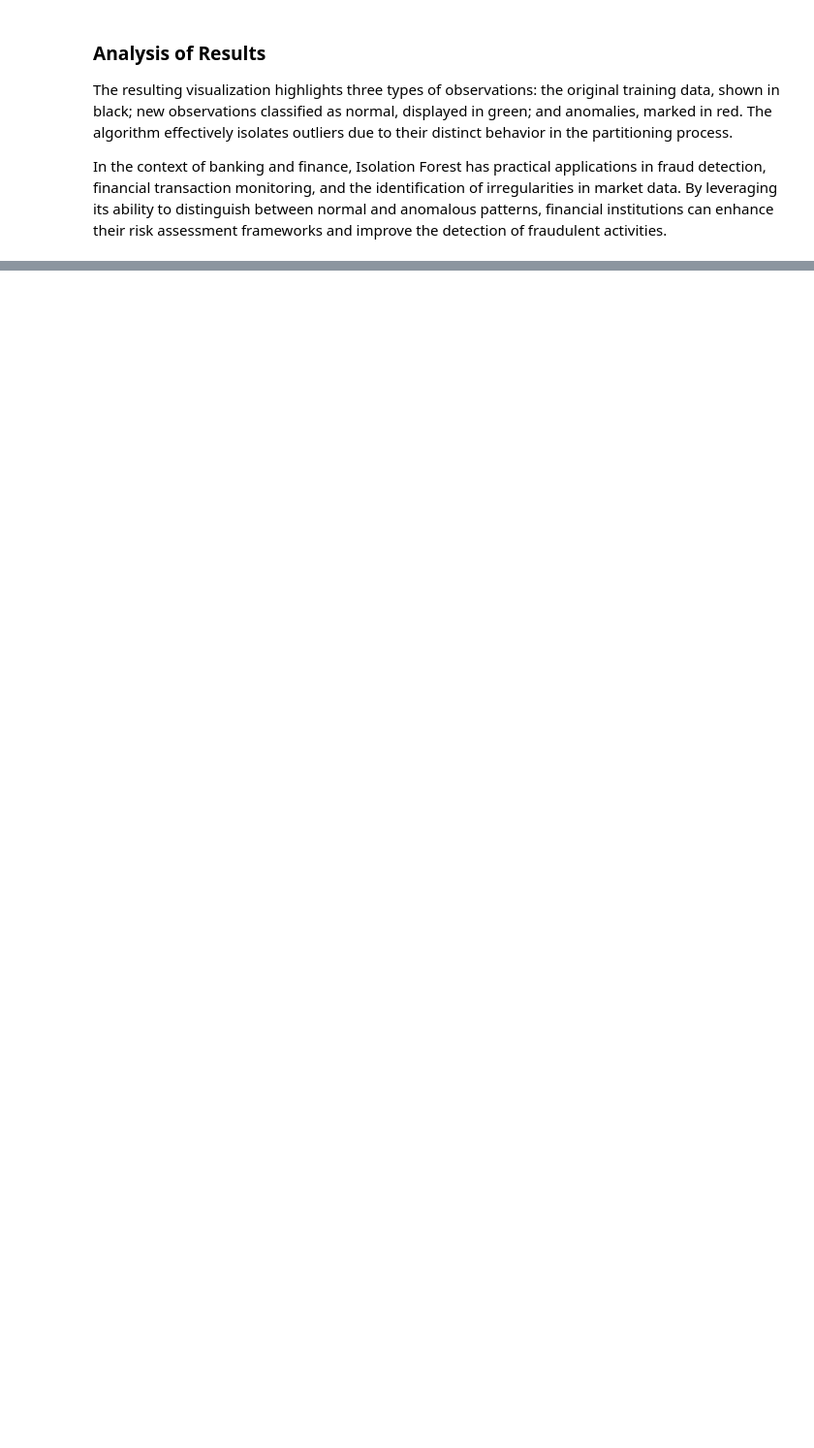
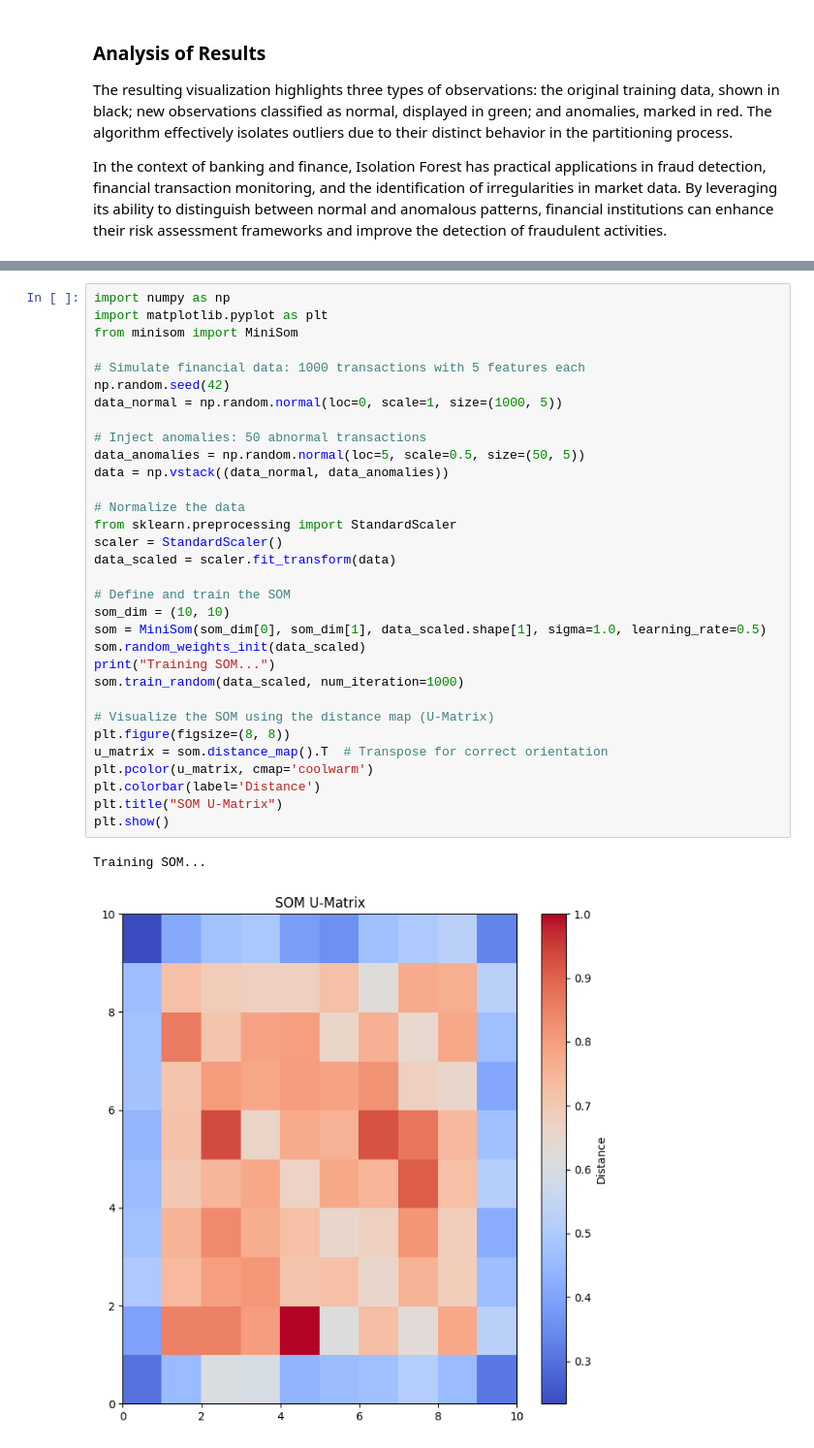
Before and after one commit to polyhedron-gdl/ai-revolution-finance, a Jupyter notebook: anomaly-detection-1.ipynb, the cells around one changed output, grey strips where cells are left out. Shown at 97% size. Drawn from its saved outputs; the diff is of its cells as text; blank space fills up the shorter version.

```diff
--- a/anomaly-detection-1.ipynb
+++ b/anomaly-detection-1.ipynb
@@ -329,0 +459,35 @@ In the context of banking and finance, Isolation Forest has practical applicatio
+# %%
+import numpy as np
+import matplotlib.pyplot as plt
+from minisom import MiniSom
+
+# Simulate financial data: 1000 transactions with 5 features each
+np.random.seed(42)
+data_normal = np.random.normal(loc=0, scale=1, size=(1000, 5))
+
+# Inject anomalies: 50 abnormal transactions
+data_anomalies = np.random.normal(loc=5, scale=0.5, size=(50, 5))
+data = np.vstack((data_normal, data_anomalies))
+
+# Normalize the data
+from sklearn.preprocessing import StandardScaler
+scaler = StandardScaler()
+data_scaled = scaler.fit_transform(data)
+
+# Define and train the SOM
+som_dim = (10, 10)
+som = MiniSom(som_dim[0], som_dim[1], data_scaled.shape[1], sigma=1.0, learning_rate=0.5)
+som.random_weights_init(data_scaled)
+print("Training SOM...")
+som.train_random(data_scaled, num_iteration=1000)
+
+# Visualize the SOM using the distance map (U-Matrix)
+plt.figure(figsize=(8, 8))
+u_matrix = som.distance_map().T  # Transpose for correct orientation
+plt.pcolor(u_matrix, cmap='coolwarm')
+plt.colorbar(label='Distance')
+plt.title("SOM U-Matrix")
+plt.show()
+# %% [output]
+Training SOM...
+[figure, added]
```
Also changed, not shown: parts of 28 cells of this notebook.
